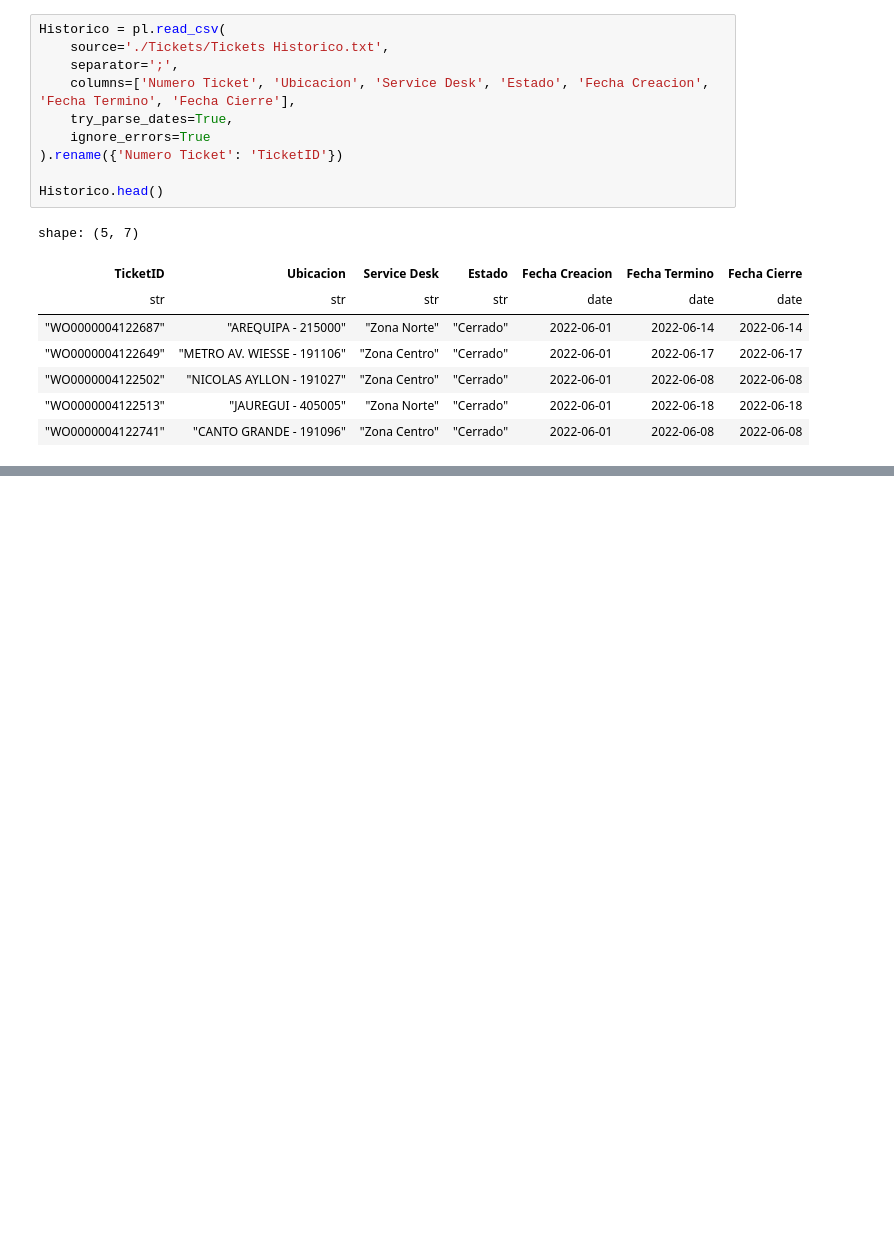
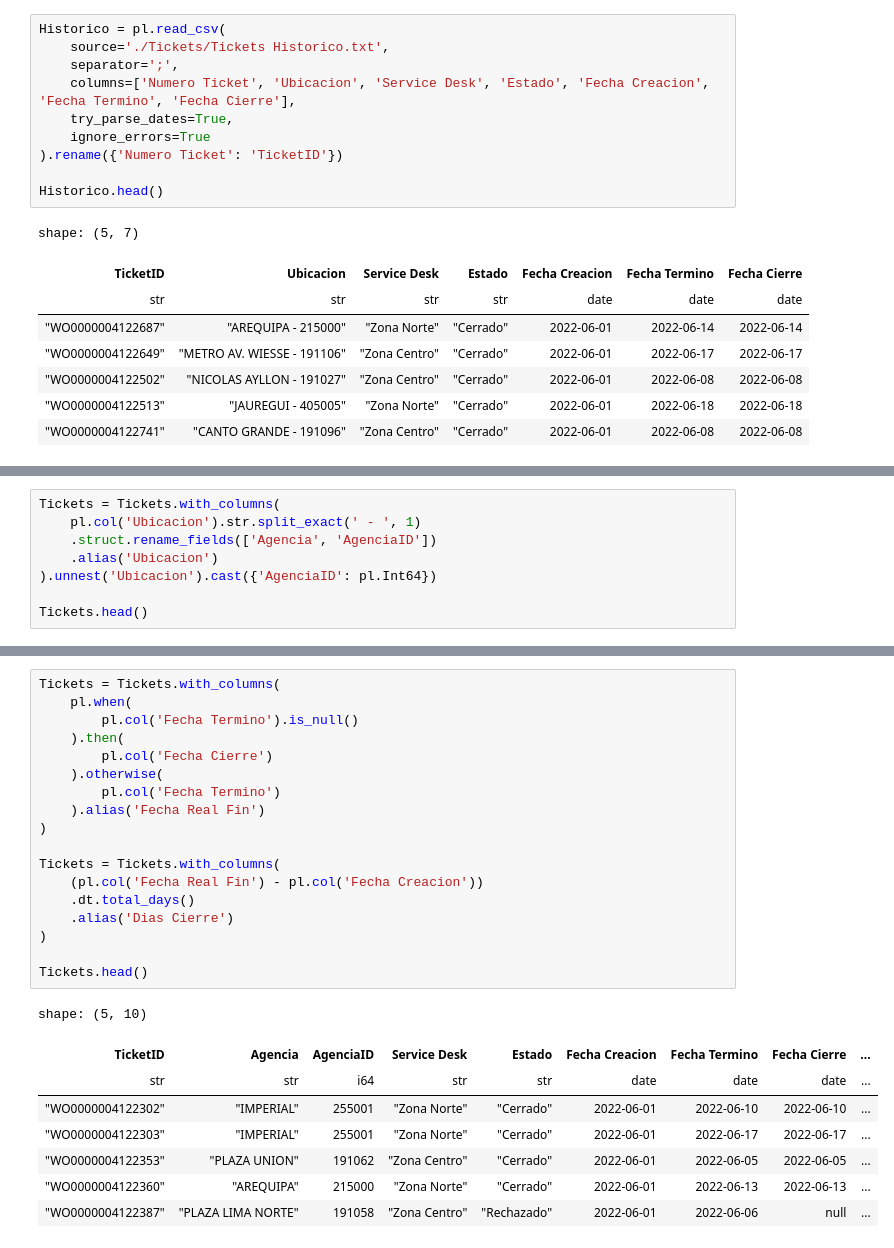
Before and after one commit to jaquino/Gestion-Atenciones, a Jupyter notebook: proceso_ETL.ipynb, the cells around one changed output, grey strips where cells are left out. Saved outputs shown, nothing was run; the diff lists cells and outputs as text; blank space fills up the shorter version.

```diff
--- a/proceso_ETL.ipynb
+++ b/proceso_ETL.ipynb
@@ -71,0 +173,8 @@ shape: (5, 7)
+# %%
+Tickets = Tickets.with_columns(
+    pl.col('Ubicacion').str.split_exact(' - ', 1)
+    .struct.rename_fields(['Agencia', 'AgenciaID'])
+    .alias('Ubicacion')
+).unnest('Ubicacion').cast({'AgenciaID': pl.Int64})
+
+Tickets.head()
@@ -71,0 +195,27 @@ shape: (5, 7)
+# %%
+Tickets = Tickets.with_columns(
+    pl.when(
+        pl.col('Fecha Termino').is_null()
+    ).then(
+        pl.col('Fecha Cierre')
+    ).otherwise(
+        pl.col('Fecha Termino')
+    ).alias('Fecha Real Fin')
+)
+
+Tickets = Tickets.with_columns(
+    (pl.col('Fecha Real Fin') - pl.col('Fecha Creacion'))
+    .dt.total_days()
+    .alias('Dias Cierre')
+)
+
+Tickets.head()
+# %% [output]
+shape: (5, 10)
+| TicketID | Agencia | AgenciaID | Service Desk | Estado | Fecha Creacion | Fecha Termino | Fecha Cierre | ... |
+| str | str | i64 | str | str | date | date | date | ... |
+| "WO0000004122302" | "IMPERIAL" | 255001 | "Zona Norte" | "Cerrado" | 2022-06-01 | 2022-06-10 | 2022-06-10 | ... |
+| "WO0000004122303" | "IMPERIAL" | 255001 | "Zona Norte" | "Cerrado" | 2022-06-01 | 2022-06-17 | 2022-06-17 | ... |
+| "WO0000004122353" | "PLAZA UNION" | 191062 | "Zona Centro" | "Cerrado" | 2022-06-01 | 2022-06-05 | 2022-06-05 | ... |
+| "WO0000004122360" | "AREQUIPA" | 215000 | "Zona Norte" | "Cerrado" | 2022-06-01 | 2022-06-13 | 2022-06-13 | ... |
+| "WO0000004122387" | "PLAZA LIMA NORTE" | 191058 | "Zona Centro" | "Rechazado" | 2022-06-01 | 2022-06-06 | null | ... |
```
Also changed, not shown: parts of 17 cells of this notebook, 3 other files.
